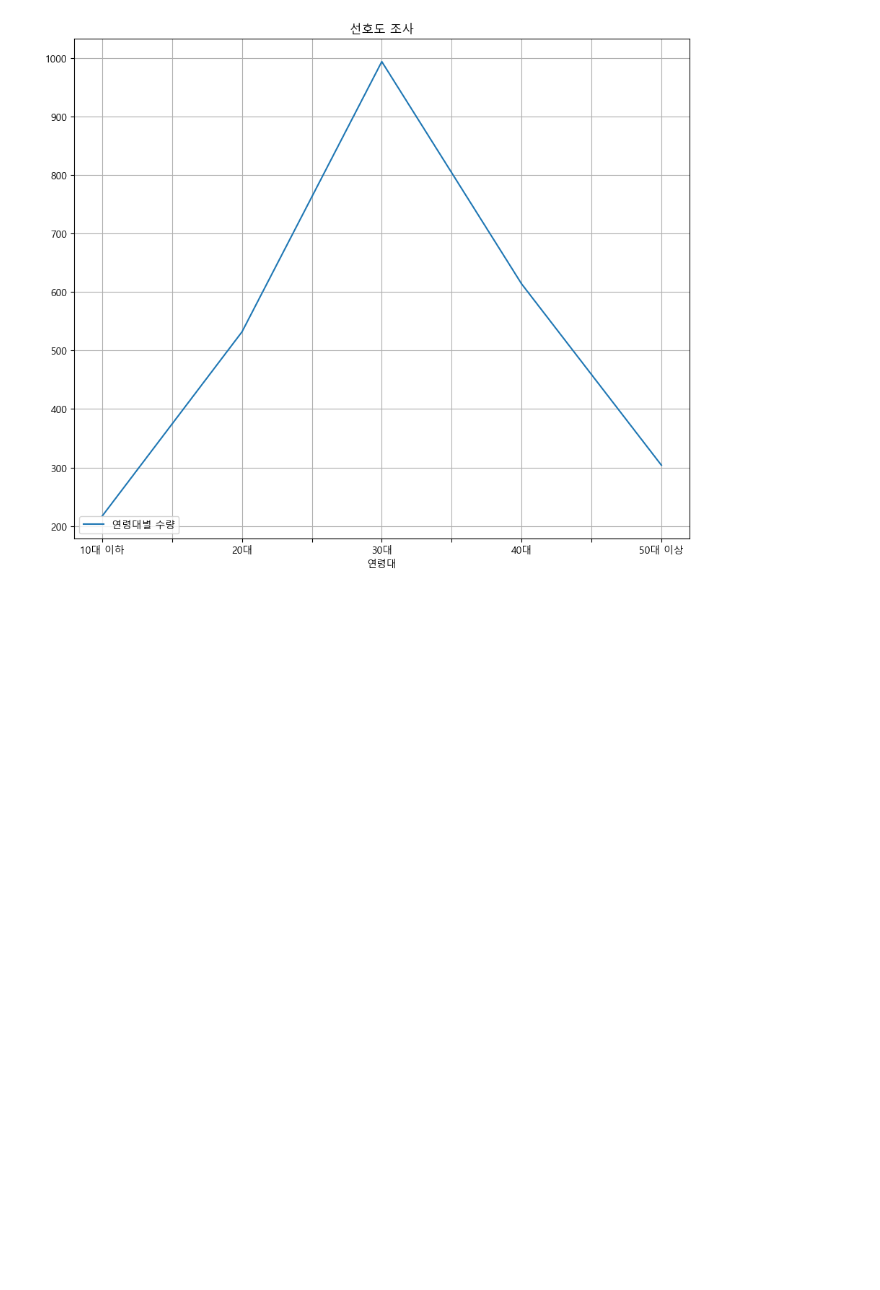
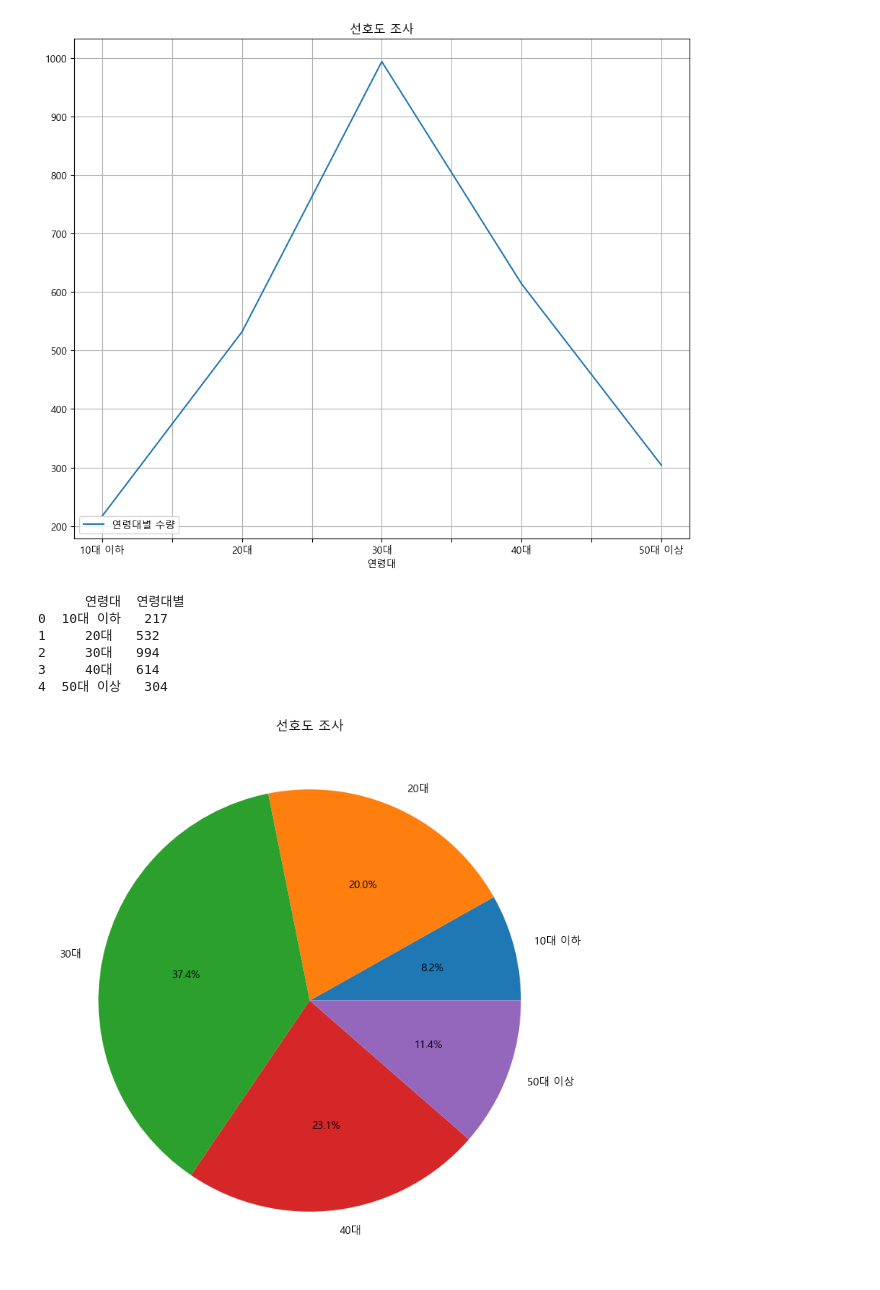
Before and after one commit to daebeobkim/SQL, a Jupyter notebook: 부스트코스 정리/test.ipynb, the cells around one changed output. Saved outputs shown, nothing was run; the diff lists cells and outputs as text; code cells hidden in the pictures; blank space fills up the shorter version.

```diff
--- a/부스트코스 정리/test.ipynb
+++ b/부스트코스 정리/test.ipynb
@@ -60,3 +63,38 @@ plt.show()
 3     40대   614
 4  50대 이상   304
 [figure]
+# %%
+import pymysql
+import pandas as pd
+import matplotlib.pyplot as plt
+from sqlalchemy import create_engine
+
+conn,cur = None,None
+data1,data2,data3,data4 = "","","",""
+sql = ""
+
+conn = pymysql.connect(host='127.0.0.1',user='root',password='0000',db='stardb',charset='utf8')
+cur = conn.cursor()
+cur.execute("use practice;")
+sql = "select 연령대 ,count(연령대) as 연령대별 from customer_profile group by 연령대 order by 연령대 asc;"
+cur.execute(sql)
+result = cur.fetchall()
+result = pd.DataFrame(result)
+
+df = pd.read_sql(sql, conn)
+print(df)
+plt.rc('font', family='Malgun Gothic')
+c_prc = df['연령대별']
+c_prc.index = df['연령대']
+plt.figure(figsize=(11,9))
+plt.pie(c_prc, labels=c_prc.index, autopct='%1.1f%%')
+plt.title("선호도 조사")
+plt.show()
+# %% [output]
+      연령대  연령대별
+0  10대 이하   217
+1     20대   532
+2     30대   994
+3     40대   614
+4  50대 이상   304
+[figure, added]
```
Also changed, not shown: parts of 1 cell of this notebook.
